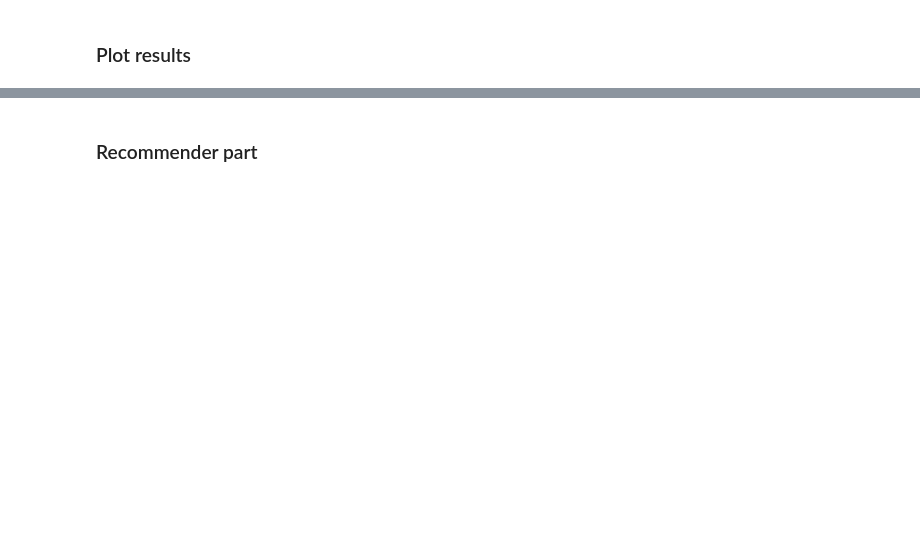
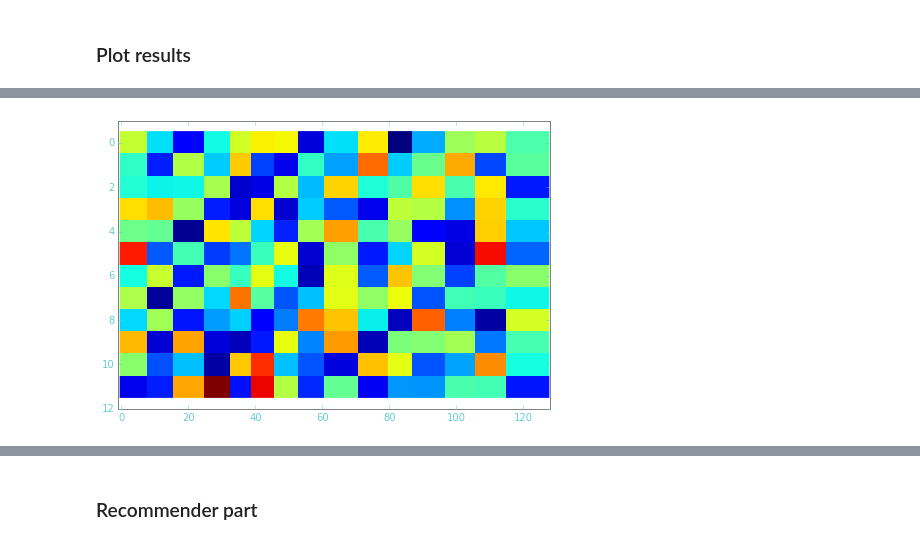
Before and after one commit to kikohs/recog, a Jupyter notebook: notebook/Rec sys.ipynb, the cells around one changed output, grey strips where cells are left out. Saved outputs shown, nothing was run; the diff lists cells and outputs as text; code cells hidden in the pictures; blank space fills up the shorter version.

```diff
--- a/notebook/Rec sys.ipynb
+++ b/notebook/Rec sys.ipynb
@@ -210,5 +87,7 @@ Err:  0.236319691056
 # %%
-# plot_factor_mat(data['Bgt'])
+rec.plot_factor_mat(data['Bgt'])
+# %% [output]
+[figure, added]
 # %%
 fig, (ax1, ax2, ax3) = plt.subplots(1, 3, sharex=True, sharey=True)
 fig.set_size_inches((10, 8))
```
Also changed, not shown: parts of 19 cells of this notebook, 8 other files.
